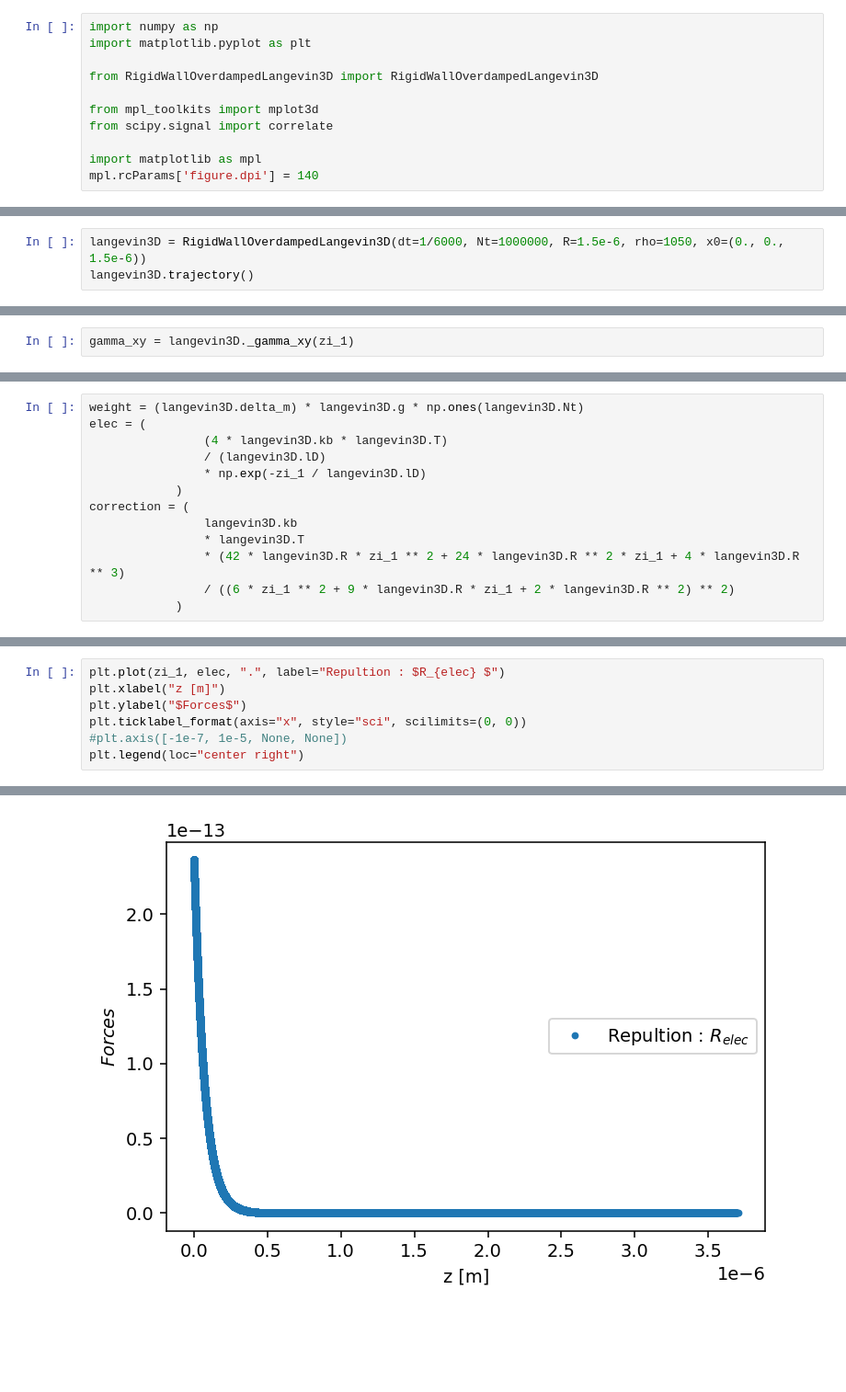
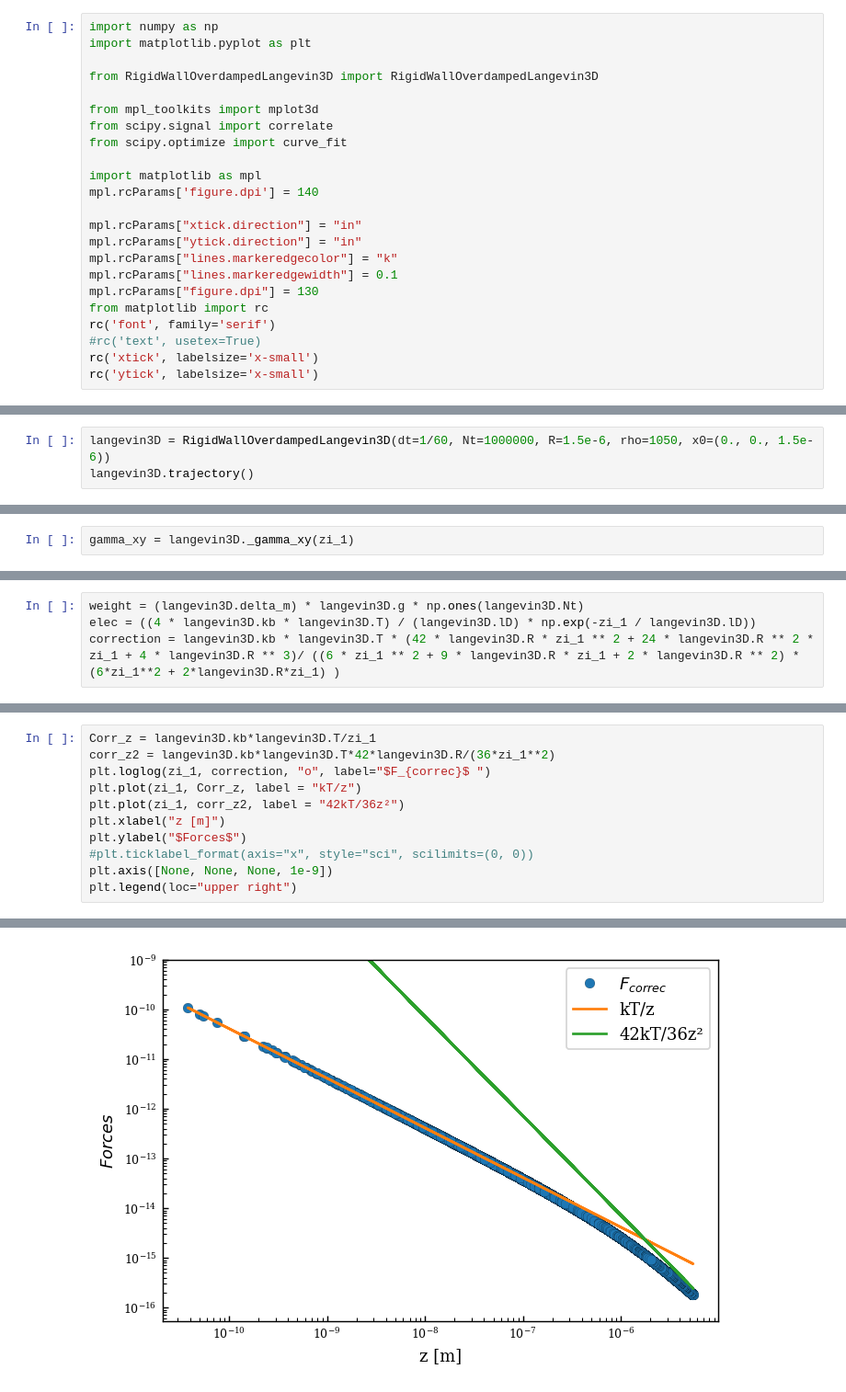
Before and after one commit to ElodieMillan/Brownian-particle-near-wall, a Jupyter notebook: Results rigid wall Overdamped.ipynb, the cells around one changed output, grey strips where cells are left out. Shown at 92% size. Cells and saved outputs as stored; diff of their text form; blank space fills up the shorter version.

Commit message:
Overdamped rigid wall qui marche

```diff
--- a/Results rigid wall Overdamped.ipynb
+++ b/Results rigid wall Overdamped.ipynb
@@ -6,8 +6,20 @@ from RigidWallOverdampedLangevin3D import RigidWallOverdampedLangevin3D
 
 from mpl_toolkits import mplot3d
 from scipy.signal import correlate
+from scipy.optimize import curve_fit
 
 import matplotlib as mpl
 mpl.rcParams['figure.dpi'] = 140
+
+mpl.rcParams["xtick.direction"] = "in"
+mpl.rcParams["ytick.direction"] = "in"
+mpl.rcParams["lines.markeredgecolor"] = "k"
+mpl.rcParams["lines.markeredgewidth"] = 0.1
+mpl.rcParams["figure.dpi"] = 130
+from matplotlib import rc
+rc('font', family='serif')
+#rc('text', usetex=True)
+rc('xtick', labelsize='x-small')
+rc('ytick', labelsize='x-small')
 # %% [markdown]
 # Langevin 3D overdamped close rigid wall
@@ -14,5 +49,5 @@ mpl.rcParams['figure.dpi'] = 140
 # %%
-langevin3D = RigidWallOverdampedLangevin3D(dt=1/6000, Nt=1000000, R=1.5e-6, rho=1050, x0=(0., 0., 1.5e-6))
+langevin3D = RigidWallOverdampedLangevin3D(dt=1/60, Nt=1000000, R=1.5e-6, rho=1050, x0=(0., 0., 1.5e-6))
 langevin3D.trajectory()
 # %% [markdown]
 ## 1. Trajectory
@@ -200,13 +393,4 @@ plt.legend(loc="upper left")
 # %%
 weight = (langevin3D.delta_m) * langevin3D.g * np.ones(langevin3D.Nt)
-elec = (
-                (4 * langevin3D.kb * langevin3D.T)
-                / (langevin3D.lD)
-                * np.exp(-zi_1 / langevin3D.lD)
-            )
-correction = (
-                langevin3D.kb
-                * langevin3D.T
-                * (42 * langevin3D.R * zi_1 ** 2 + 24 * langevin3D.R ** 2 * zi_1 + 4 * langevin3D.R ** 3)
-                / ((6 * zi_1 ** 2 + 9 * langevin3D.R * zi_1 + 2 * langevin3D.R ** 2) ** 2)
-            )
+elec = ((4 * langevin3D.kb * langevin3D.T) / (langevin3D.lD) * np.exp(-zi_1 / langevin3D.lD))
+correction = langevin3D.kb * langevin3D.T * (42 * langevin3D.R * zi_1 ** 2 + 24 * langevin3D.R ** 2 * zi_1 + 4 * langevin3D.R ** 3)/ ((6 * zi_1 ** 2 + 9 * langevin3D.R * zi_1 + 2 * langevin3D.R ** 2) * (6*zi_1**2 + 2*langevin3D.R*zi_1) )
@@ -223,10 +421,14 @@ plt.legend(loc="center right")
 # %%
-plt.plot(zi_1, elec, ".", label="Repultion : $R_{elec} $")
+Corr_z = langevin3D.kb*langevin3D.T/zi_1
+corr_z2 = langevin3D.kb*langevin3D.T*42*langevin3D.R/(36*zi_1**2)
+plt.loglog(zi_1, correction, "o", label="$F_{correc}$ ")
+plt.plot(zi_1, Corr_z, label = "kT/z")
+plt.plot(zi_1, corr_z2, label = "42kT/36z²")
 plt.xlabel("z [m]")
 plt.ylabel("$Forces$")
-plt.ticklabel_format(axis="x", style="sci", scilimits=(0, 0))
-#plt.axis([-1e-7, 1e-5, None, None])
-plt.legend(loc="center right")
+#plt.ticklabel_format(axis="x", style="sci", scilimits=(0, 0))
+plt.axis([None, None, None, 1e-9])
+plt.legend(loc="upper right")
 # %% [output]
 <matplotlib.legend.Legend at 0x...>
-[figure, old version]
+[figure, new version]
```
Also changed, not shown: parts of 45 cells of this notebook, 4 other files.
